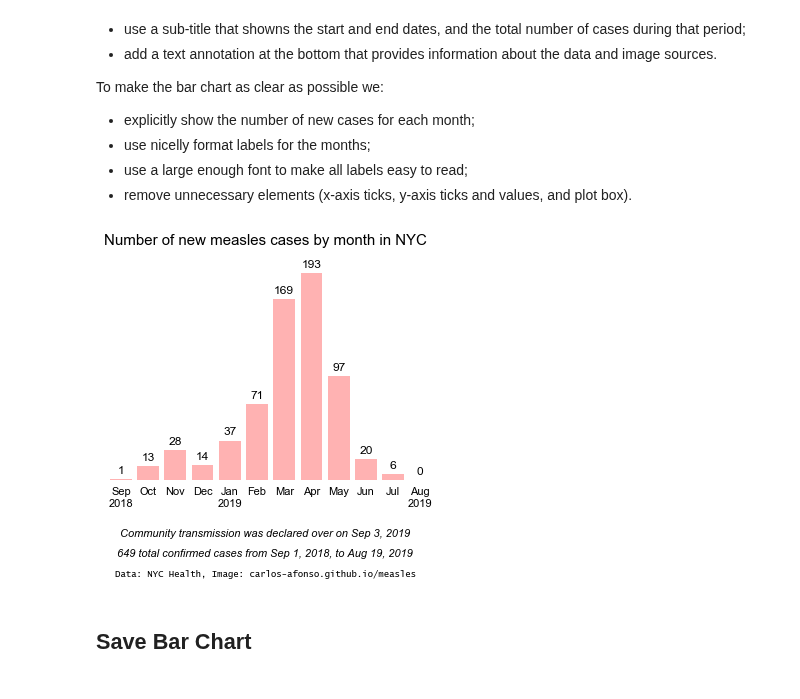
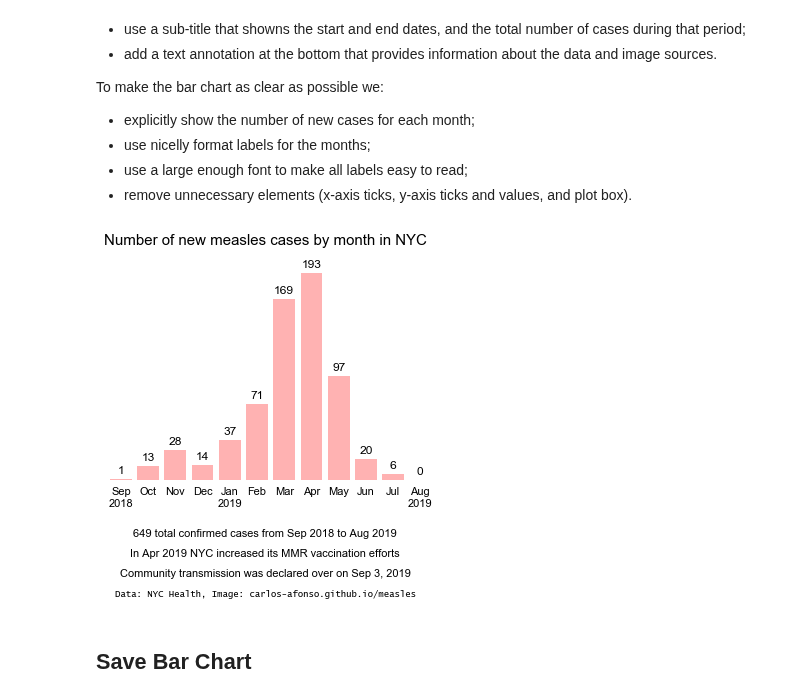
Before and after one commit to carlos-afonso/measles, a Jupyter notebook: notebooks/nyc-new-measles-cases-by-month-final.ipynb, the cells around one changed output. Drawn from its saved outputs; the diff is of its cells as text; code cells hidden in the pictures.

Commit message:
Improved NYC new measles cases by month

```diff
--- a/notebooks/nyc-new-measles-cases-by-month-final.ipynb
+++ b/notebooks/nyc-new-measles-cases-by-month-final.ipynb
@@ -199,39 +199,44 @@ ax.set_yticks([])
 ax.xaxis.set_ticks_position('none')
 
 # Set the x-axis labels
 ax.set_xticklabels(month_labels, fontname=fn, fontsize=(fsb-1), rotation=0)
 
 # Create the labels on top of the bars to explicitly show the
 # number of new measles cases in each month
 for i in ax.patches:
     ax.text(
         i.get_x() + 0.4,
         i.get_height() + 5,
         str(i.get_height()),
         fontname=fn,
         fontsize=fsb,
         horizontalalignment='center'
     )
 
 # Remove the axes box
 plt.box(False)
 
 # Add text with context
+# TODO: Create start_month and end_month vars and use them here
+text = str(total_cases) + ' total confirmed cases from Sep 2018 to Aug 2019'
+fig.text(0.5, -0.07, text, fontname = fn, fontsize = (fsb - 1), horizontalalignment='center')
+
+text = 'In Apr 2019 NYC increased its MMR vaccination efforts'
+#style='italic'
+fig.text(0.5, -0.14, text, fontname = fn, fontsize = (fsb - 1), horizontalalignment='center')
+
 text = 'Community transmission was declared over on Sep 3, 2019'
-fig.text(0.5, -0.07, text, fontname = fn, fontsize = (fsb - 1), style='italic', horizontalalignment='center')
-
-text = str(total_cases) + ' total confirmed cases from ' + start_date + ', to ' + end_date
-fig.text(0.5, -0.14, text, fontname = fn, fontsize = (fsb - 1), style='italic', horizontalalignment='center')
+fig.text(0.5, -0.21, text, fontname = fn, fontsize = (fsb - 1), horizontalalignment='center')
 
 # Add text about the Data and Image sources
 sources = 'Data: NYC Health, Image: carlos-afonso.github.io/measles'
-fig.text(0.5, -0.21, sources, fontname='Lucida Console',
+fig.text(0.5, -0.28, sources, fontname='Lucida Console',
          fontsize=(fsb - 3), horizontalalignment='center')
 
 # Show figure
 plt.show()
 # %% [output]
-[figure, old version]
+[figure, new version]
 # %% [markdown]
 ## Save Bar Chart
 # %%
```
Also changed, not shown: 2 other files.
